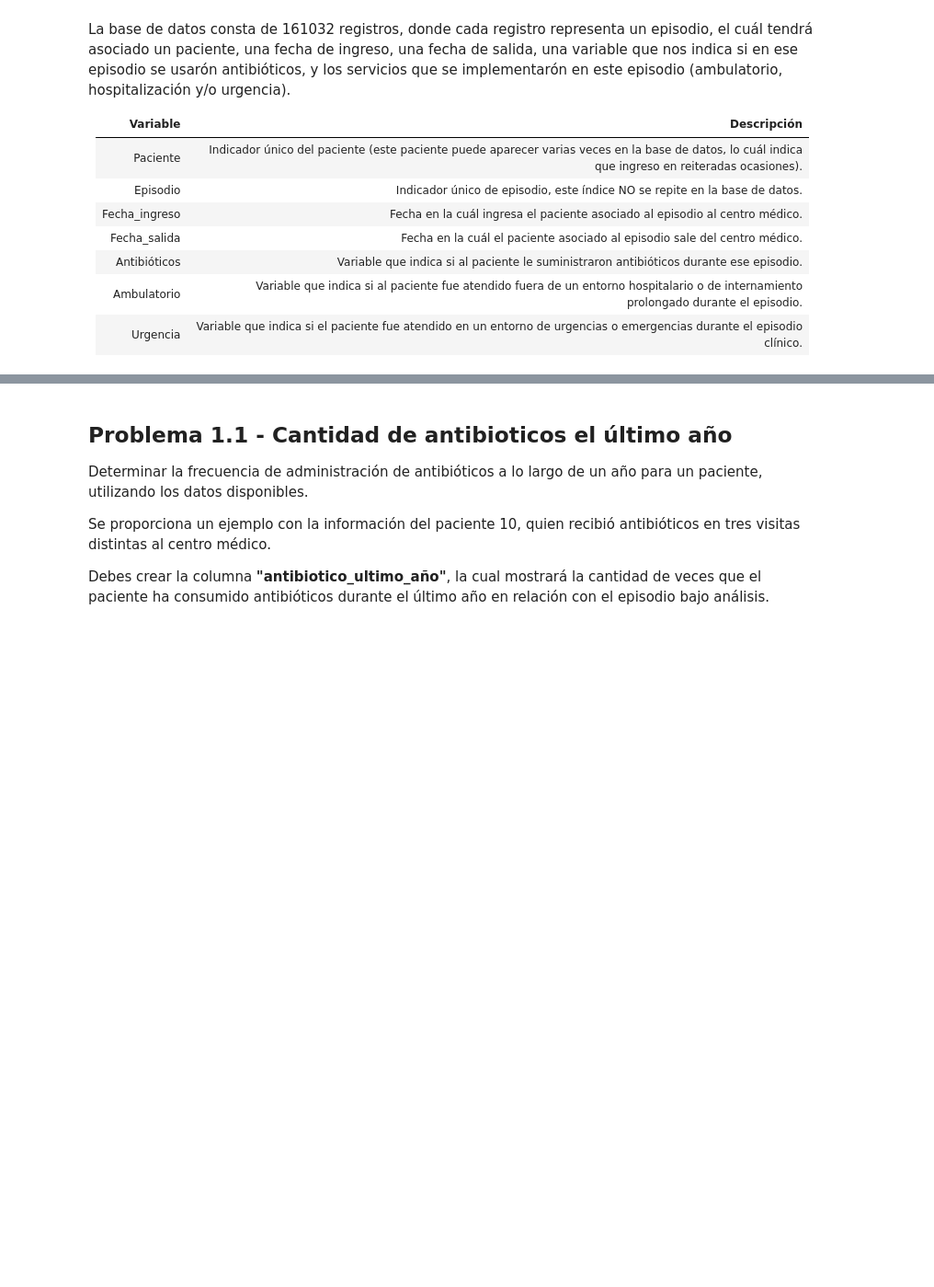
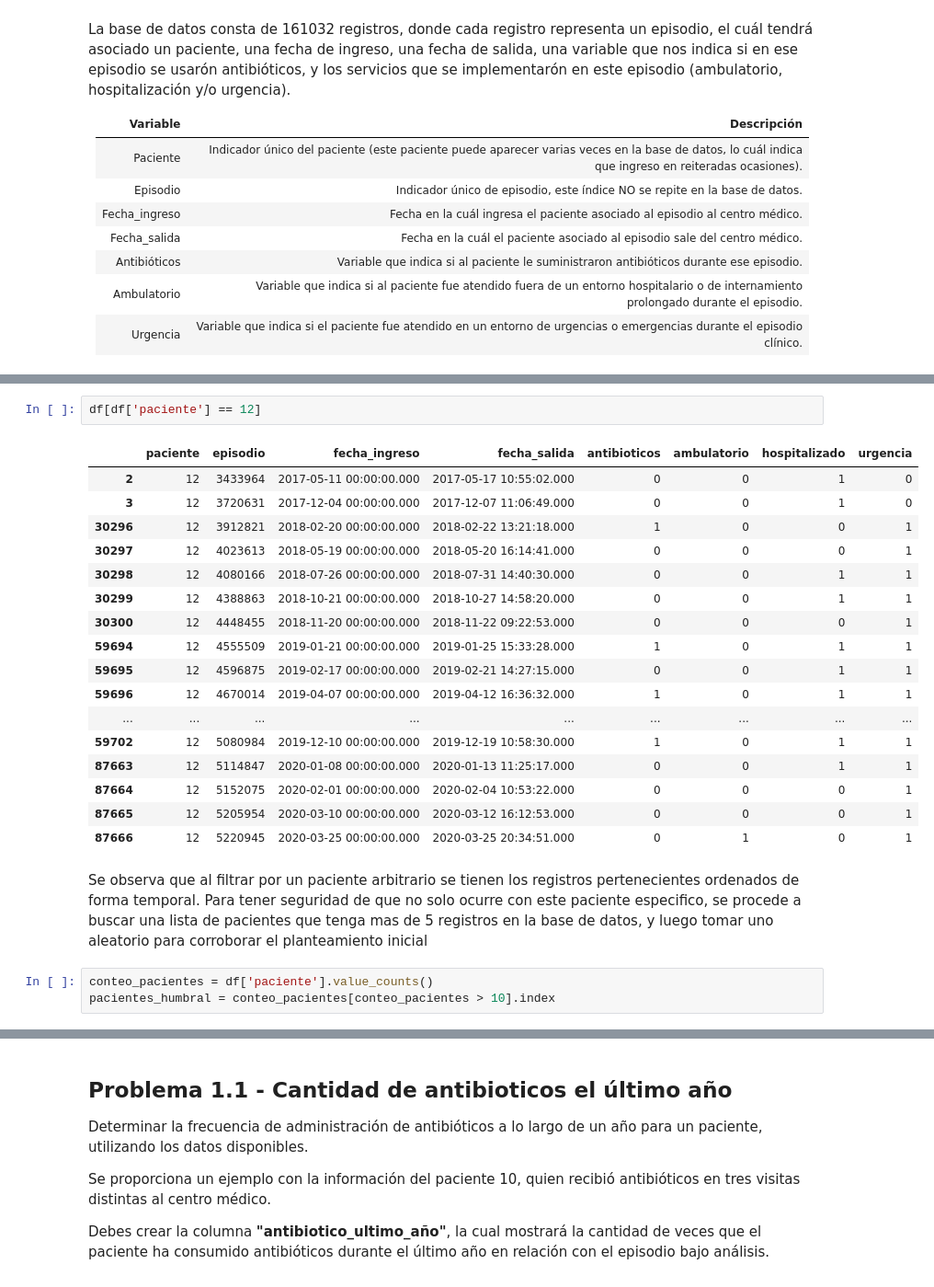
Before and after one commit to dgilrua/IN2LAB_UDEA_RETOS, a Jupyter notebook: Actividad_Readmision_de_pacientes.ipynb, the cells around one changed output, grey strips where cells are left out. Shown at 92% size. Drawn from its saved outputs; the diff is of its cells as text; blank space fills up the shorter version.

```diff
--- a/Actividad_Readmision_de_pacientes.ipynb
+++ b/Actividad_Readmision_de_pacientes.ipynb
@@ -38,0 +60,25 @@ La base de datos consta de 161032 registros, donde cada registro representa un e
+# %%
+df[df['paciente'] == 12]
+# %% [output]
+|  | paciente | episodio | fecha_ingreso | fecha_salida | antibioticos | ambulatorio | hospitalizado | urgencia |
+| 2 | 12 | 3433964 | 2017-05-11 00:00:00.000 | 2017-05-17 10:55:02.000 | 0 | 0 | 1 | 0 |
+| 3 | 12 | 3720631 | 2017-12-04 00:00:00.000 | 2017-12-07 11:06:49.000 | 0 | 0 | 1 | 0 |
+| 30296 | 12 | 3912821 | 2018-02-20 00:00:00.000 | 2018-02-22 13:21:18.000 | 1 | 0 | 0 | 1 |
+| 30297 | 12 | 4023613 | 2018-05-19 00:00:00.000 | 2018-05-20 16:14:41.000 | 0 | 0 | 0 | 1 |
+| 30298 | 12 | 4080166 | 2018-07-26 00:00:00.000 | 2018-07-31 14:40:30.000 | 0 | 0 | 1 | 1 |
+| 30299 | 12 | 4388863 | 2018-10-21 00:00:00.000 | 2018-10-27 14:58:20.000 | 0 | 0 | 1 | 1 |
+| 30300 | 12 | 4448455 | 2018-11-20 00:00:00.000 | 2018-11-22 09:22:53.000 | 0 | 0 | 0 | 1 |
+| 59694 | 12 | 4555509 | 2019-01-21 00:00:00.000 | 2019-01-25 15:33:28.000 | 1 | 0 | 1 | 1 |
+| 59695 | 12 | 4596875 | 2019-02-17 00:00:00.000 | 2019-02-21 14:27:15.000 | 0 | 0 | 1 | 1 |
+| 59696 | 12 | 4670014 | 2019-04-07 00:00:00.000 | 2019-04-12 16:36:32.000 | 1 | 0 | 1 | 1 |
+| ... | ... | ... | ... | ... | ... | ... | ... | ... |
+| 59702 | 12 | 5080984 | 2019-12-10 00:00:00.000 | 2019-12-19 10:58:30.000 | 1 | 0 | 1 | 1 |
+| 87663 | 12 | 5114847 | 2020-01-08 00:00:00.000 | 2020-01-13 11:25:17.000 | 0 | 0 | 1 | 1 |
+| 87664 | 12 | 5152075 | 2020-02-01 00:00:00.000 | 2020-02-04 10:53:22.000 | 0 | 0 | 0 | 1 |
+| 87665 | 12 | 5205954 | 2020-03-10 00:00:00.000 | 2020-03-12 16:12:53.000 | 0 | 0 | 0 | 1 |
+| 87666 | 12 | 5220945 | 2020-03-25 00:00:00.000 | 2020-03-25 20:34:51.000 | 0 | 1 | 0 | 1 |
+# %% [markdown]
+Se observa que al filtrar por un paciente arbitrario se tienen los registros pertenecientes ordenados de forma temporal. Para tener seguridad de que no solo ocurre con este paciente especifico, se procede a buscar una lista de pacientes que tenga mas de 5 registros en la base de datos, y luego tomar uno aleatorio para corroborar el planteamiento inicial
+# %%
+conteo_pacientes = df['paciente'].value_counts()
+pacientes_humbral = conteo_pacientes[conteo_pacientes > 10].index
```
Also changed, not shown: parts of 18 cells of this notebook, 1 other file.
